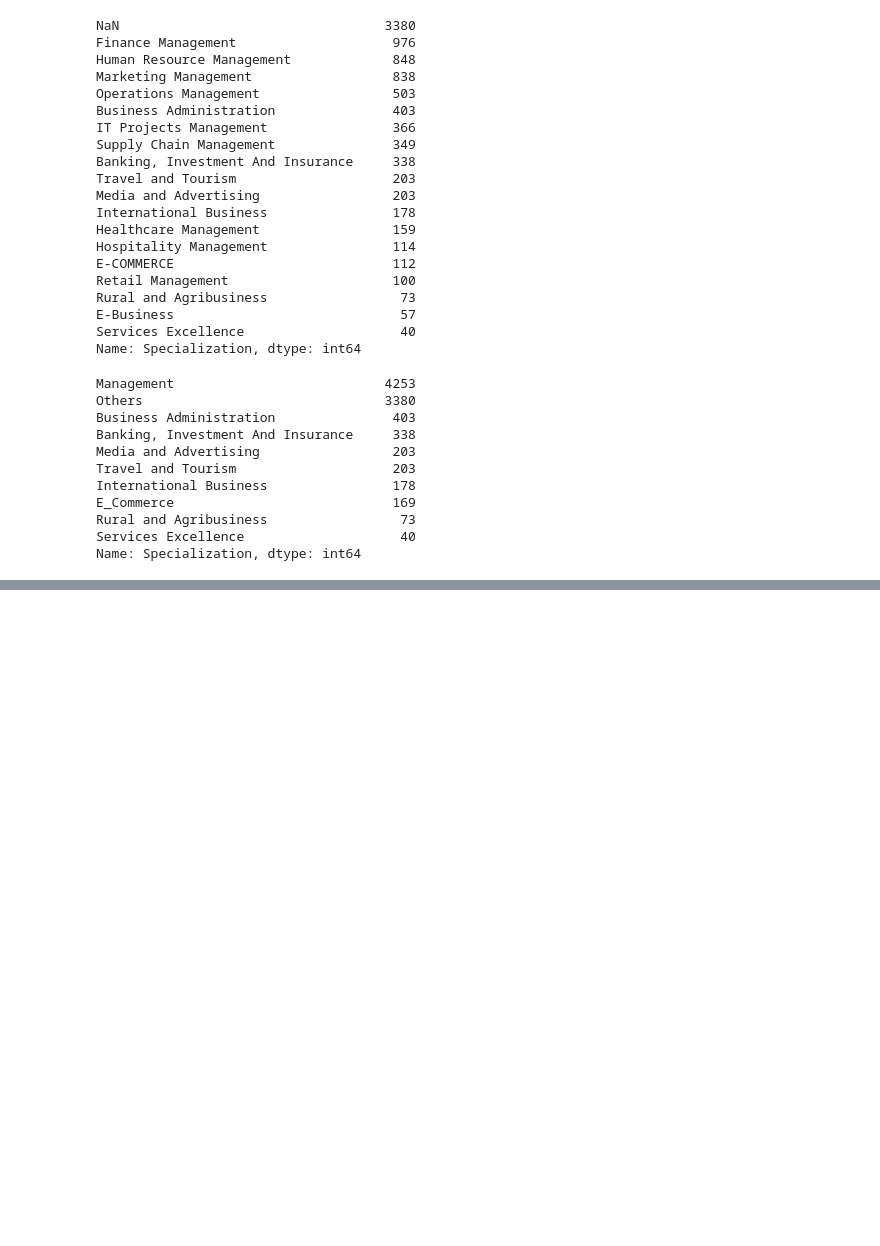
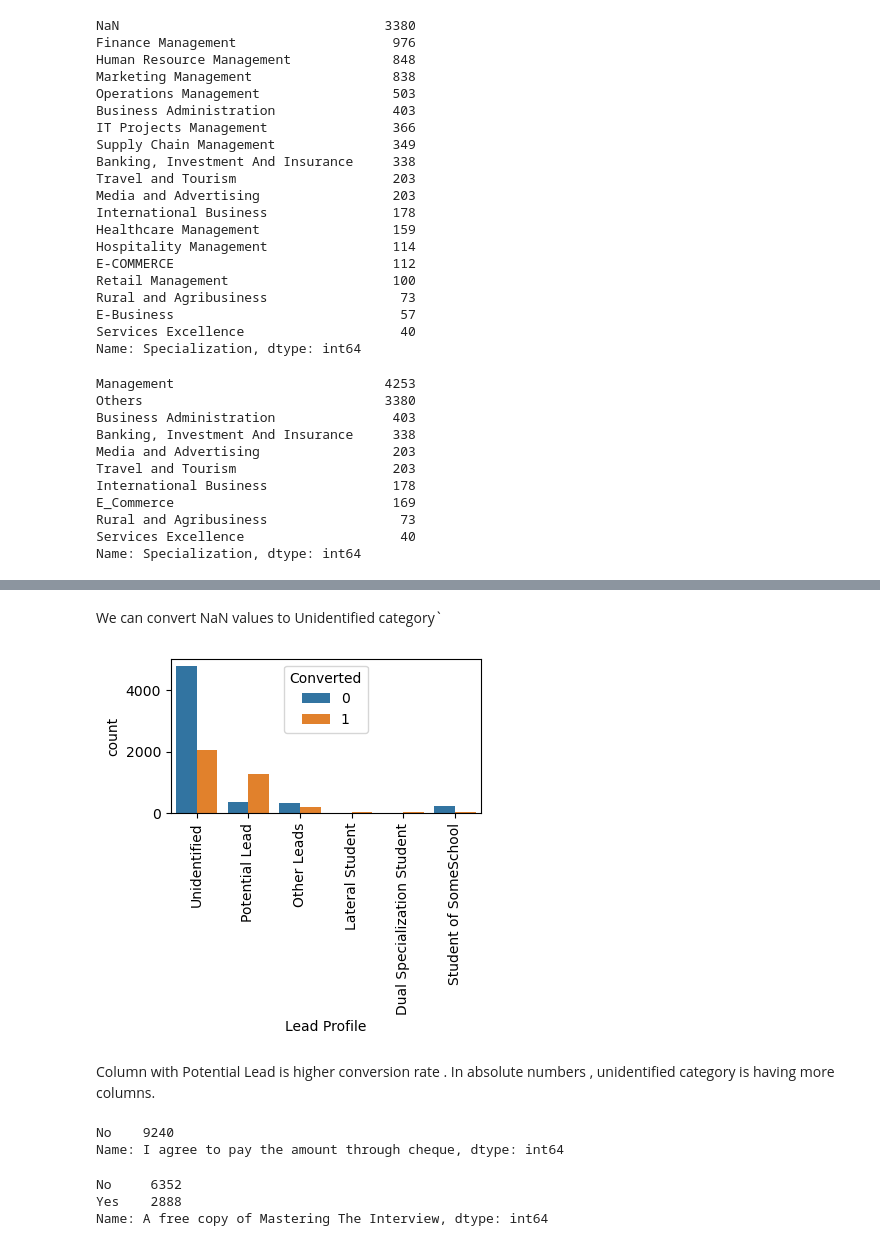
Before and after one commit to charudavis/UpGrad_CaseStudy_Lead, a Jupyter notebook: Lead_Score_Model.ipynb, the cells around one changed output, grey strips where cells are left out. Drawn from its saved outputs; the diff is of its cells as text; code cells hidden in the pictures; blank space fills up the shorter version.

```diff
--- a/Lead_Score_Model.ipynb
+++ b/Lead_Score_Model.ipynb
@@ -519,0 +726,20 @@ Name: What is your current occupation, dtype: int64
+# %% [markdown]
+We can convert NaN values to Unidentified category`
+# %%
+leads_df["Lead Profile"]=leads_df["Lead Profile"].replace(np.NaN,"Unidentified")
+# %%
+# Letus check spread of the column with respect to converted
+plt.figure(figsize=(4,2))
+sns.countplot(x=leads_df["Lead Profile"],hue=leads_df["Converted"])
+plt.xticks(rotation=90)
+plt.show()
+# %% [output]
+[figure, added]
+# %% [markdown]
+Column with Potential Lead is higher conversion rate . In absolute numbers , unidentified category is having more columns.
+# %%
+# Letus check I agree to pay the amount through cheque column
+leads_df["I agree to pay the amount through cheque"].value_counts(dropna=False)
+# %% [output]
+No    9240
+Name: I agree to pay the amount through cheque, dtype: int64
@@ -519,0 +749,7 @@ Name: What is your current occupation, dtype: int64
+# %%
+# Letus check 'A free copy of Mastering The Interview' column
+leads_df["A free copy of Mastering The Interview"].value_counts(dropna=False)
+# %% [output]
+No     6352
+Yes    2888
+Name: A free copy of Mastering The Interview, dtype: int64
```
Also changed, not shown: parts of 67 cells of this notebook.
